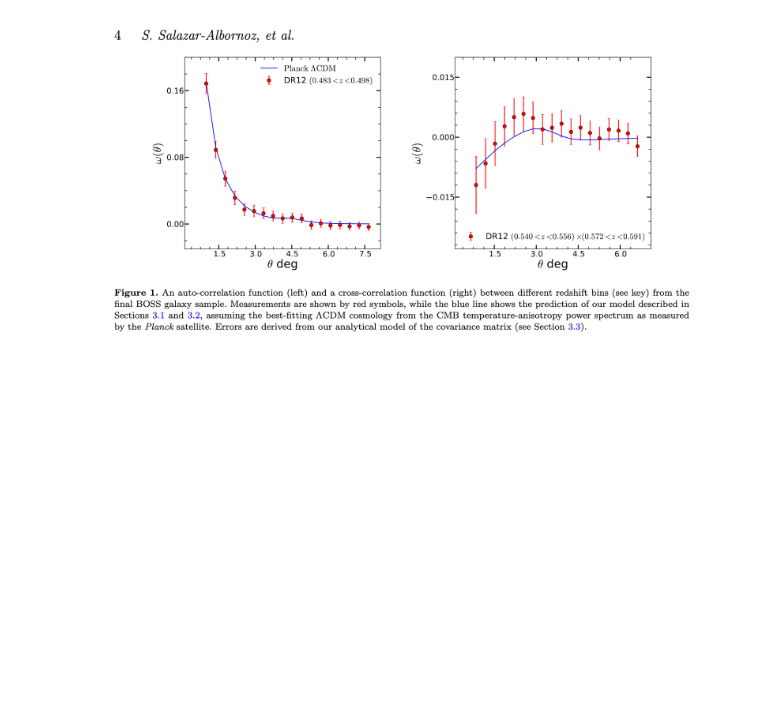
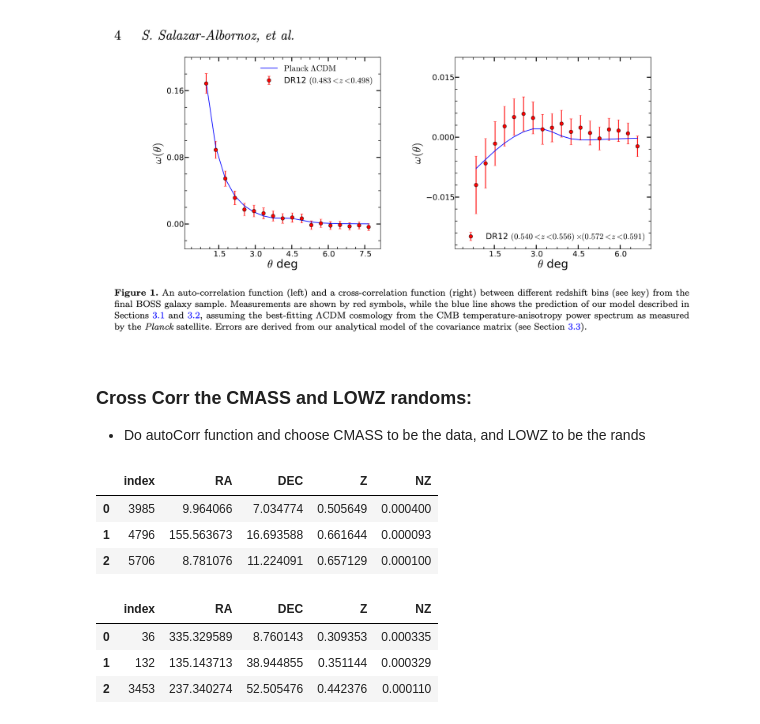
Before and after one commit to MTabbutt/Cosmology, a Jupyter notebook: SNe CrossCorrelations/PanSTARRS and CMASS _ Correlations.ipynb, the cells around one changed output. Cells and saved outputs as stored; diff of their text form; code cells hidden in the pictures; blank space fills up the shorter version.

```diff
--- a/SNe CrossCorrelations/PanSTARRS and CMASS _ Correlations.ipynb
+++ b/SNe CrossCorrelations/PanSTARRS and CMASS _ Correlations.ipynb
@@ -422,3 +422,33 @@ My plot vs Theirs:
 Image("/Users/megantabbutt/Desktop/ObservationalCosmology/SNeProject/Data_pictures_informal/5_14_20/plot1.jpeg")
 # %% [output]
 [figure]
+# %% [markdown]
+### Cross Corr the CMASS and LOWZ randoms:
+
+- Do autoCorr function and choose CMASS to be the data, and LOWZ to be the rands
+# %%
+connCMASSRands = sqlite3.connect(dataPath + 'CMASS_rands.db')
+randSampleQry = "SELECT * FROM CMASS_South_rands WHERE `index` IN (SELECT `index` FROM CMASS_South_rands ORDER BY RANDOM() LIMIT 5000) UNION SELECT * FROM CMASS_North_rands WHERE `index` IN (SELECT `index` FROM CMASS_North_rands ORDER BY RANDOM() LIMIT 5000)"
+randQry = "SELECT * FROM CMASS_South_rands UNION SELECT * FROM CMASS_North_rands"
+
+CMASS_DF_rands = pd.read_sql(randSampleQry, con=connCMASSRands)
+CMASS_DF_rands.to_json(dataPath + "CMASS_DF_rands")
+CMASS_DF_rands.head(3)
+# %% [output]
+|  | index | RA | DEC | Z | NZ |
+| 0 | 3985 | 9.964066 | 7.034774 | 0.505649 | 0.000400 |
+| 1 | 4796 | 155.563673 | 16.693588 | 0.661644 | 0.000093 |
+| 2 | 5706 | 8.781076 | 11.224091 | 0.657129 | 0.000100 |
+# %%
+connLOWZRands = sqlite3.connect(dataPath + 'LOWZ_rands.db')
+randSampleQry = "SELECT * FROM LOWZ_South_rands WHERE `index` IN (SELECT `index` FROM LOWZ_South_rands ORDER BY RANDOM() LIMIT 5000) UNION SELECT * FROM LOWZ_North_rands WHERE `index` IN (SELECT `index` FROM LOWZ_North_rands ORDER BY RANDOM() LIMIT 5000)"
+randQry = "SELECT * FROM LOWZ_South_rands UNION SELECT * FROM LOWZ_North_rands"
+
+LOWZ_DF_rands = pd.read_sql(randSampleQry, con=connLOWZRands)
+LOWZ_DF_rands.to_json(dataPath + "LOWZ_DF_rands")
+LOWZ_DF_rands.head(3)
+# %% [output]
+|  | index | RA | DEC | Z | NZ |
+| 0 | 36 | 335.329589 | 8.760143 | 0.309353 | 0.000335 |
+| 1 | 132 | 135.143713 | 38.944855 | 0.351144 | 0.000329 |
+| 2 | 3453 | 237.340274 | 52.505476 | 0.442376 | 0.000110 |
```
Also changed, not shown: parts of 14 cells of this notebook.
